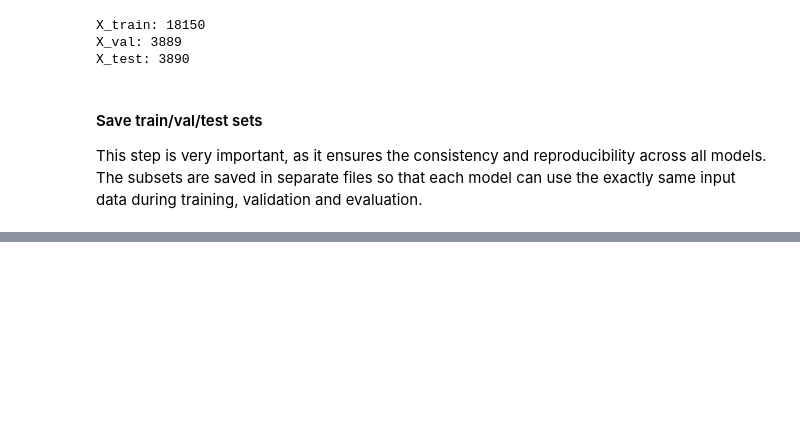
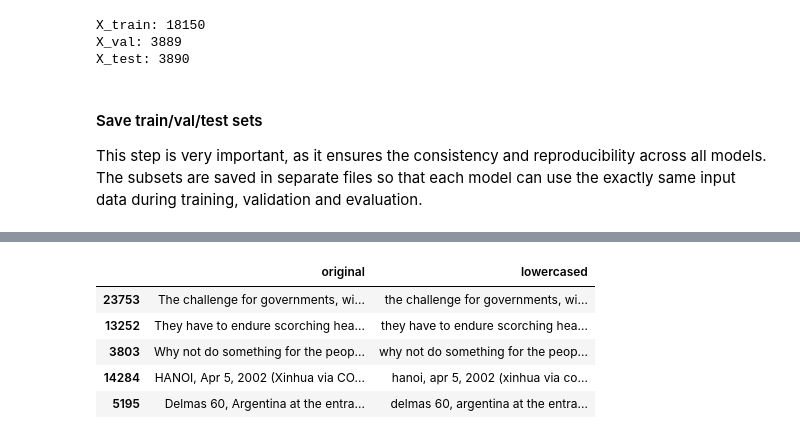
Before and after one commit to KaterinaSSlavova/Crisis-Help-Classification, a Jupyter notebook: Notebooks/02_data_provisioning.ipynb, the cells around one changed output, grey strips where cells are left out. Drawn from its saved outputs; the diff is of its cells as text; code cells hidden in the pictures; blank space fills up the shorter version.

```diff
--- a/Notebooks/02_data_provisioning.ipynb
+++ b/Notebooks/02_data_provisioning.ipynb
@@ -588,0 +599,13 @@ y_test.to_csv("../data/split_data/y_test.csv", index=False)
+# %%
+messages = X_train.copy()
+lowered_messages = messages.str.lower()
+
+df = pd.DataFrame({"original": messages, "lowercased": lowered_messages})
+df.head()
+# %% [output]
+|  | original | lowercased |
+| 23753 | The challenge for governments, wi... | the challenge for governments, wi... |
+| 13252 | They have to endure scorching hea... | they have to endure scorching hea... |
+| 3803 | Why not do something for the peop... | why not do something for the peop... |
+| 14284 | HANOI, Apr 5, 2002 (Xinhua via CO... | hanoi, apr 5, 2002 (xinhua via co... |
+| 5195 | Delmas 60, Argentina at the entra... | delmas 60, argentina at the entra... |
```
Also changed, not shown: parts of 15 cells of this notebook.
